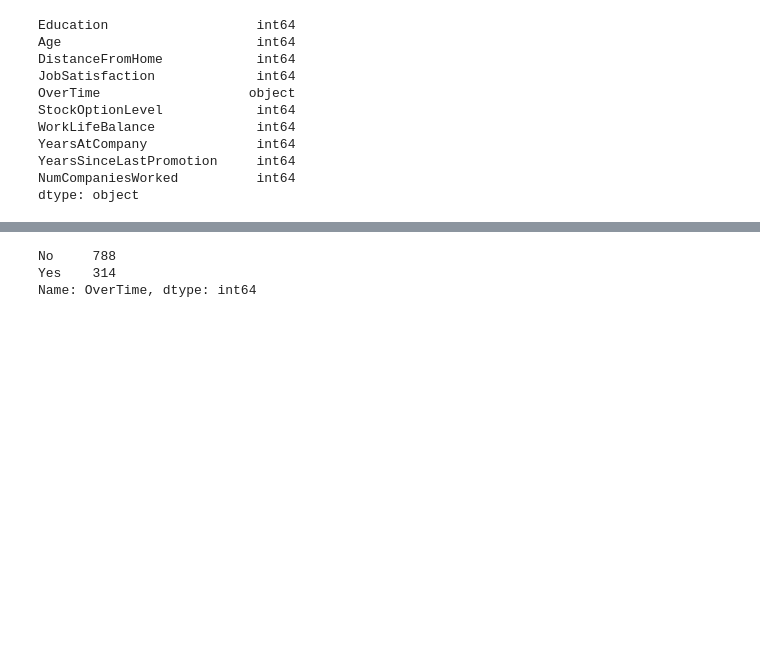
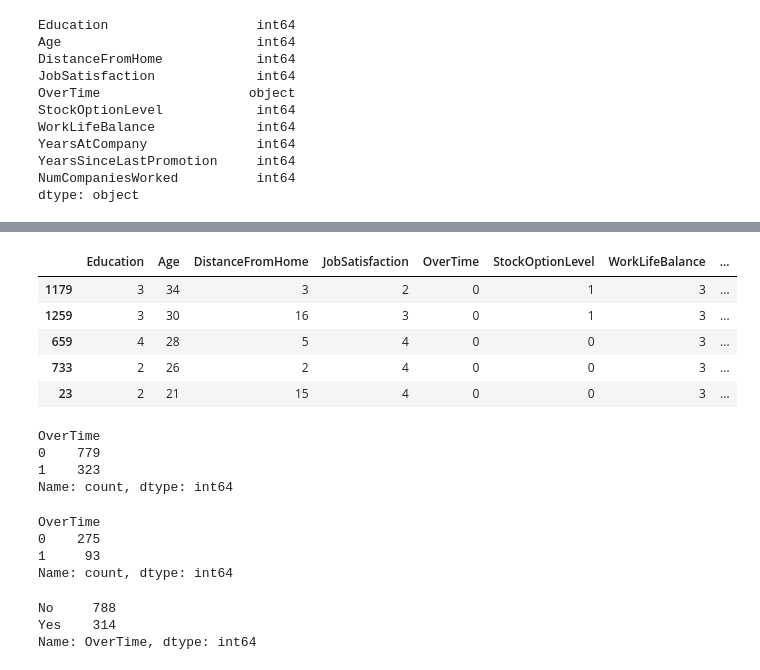
Before and after one commit to srhill12/neural-network-attrition-class-model, a Jupyter notebook: attrition.ipynb, the cells around one changed output, grey strips where cells are left out. Saved outputs shown, nothing was run; the diff lists cells and outputs as text; code cells hidden in the pictures; blank space fills up the shorter version.

```diff
--- a/attrition.ipynb
+++ b/attrition.ipynb
@@ -106,3 +121,28 @@ le = LabelEncoder()
+# %%
+# Show transformed testing data
+
+X_train.head()
+# %% [output]
+|  | Education | Age | DistanceFromHome | JobSatisfaction | OverTime | StockOptionLevel | WorkLifeBalance | ... |
+| 1179 | 3 | 34 | 3 | 2 | 0 | 1 | 3 | ... |
+| 1259 | 3 | 30 | 16 | 3 | 0 | 1 | 3 | ... |
+| 659 | 4 | 28 | 5 | 4 | 0 | 0 | 3 | ... |
+| 733 | 2 | 26 | 2 | 4 | 0 | 0 | 3 | ... |
+| 23 | 2 | 21 | 15 | 4 | 0 | 0 | 3 | ... |
+# %%
+X_train["OverTime"].value_counts()
+# %% [output]
+OverTime
+0    779
+1    323
+Name: count, dtype: int64
+# %%
+X_test["OverTime"].value_counts()
+# %% [output]
+OverTime
+0    275
+1     93
+Name: count, dtype: int64
 # %%
 # Convert your X data to numeric data types however you see fit
 # Add new code cells as necessary
```
Also changed, not shown: parts of 5 cells of this notebook.
